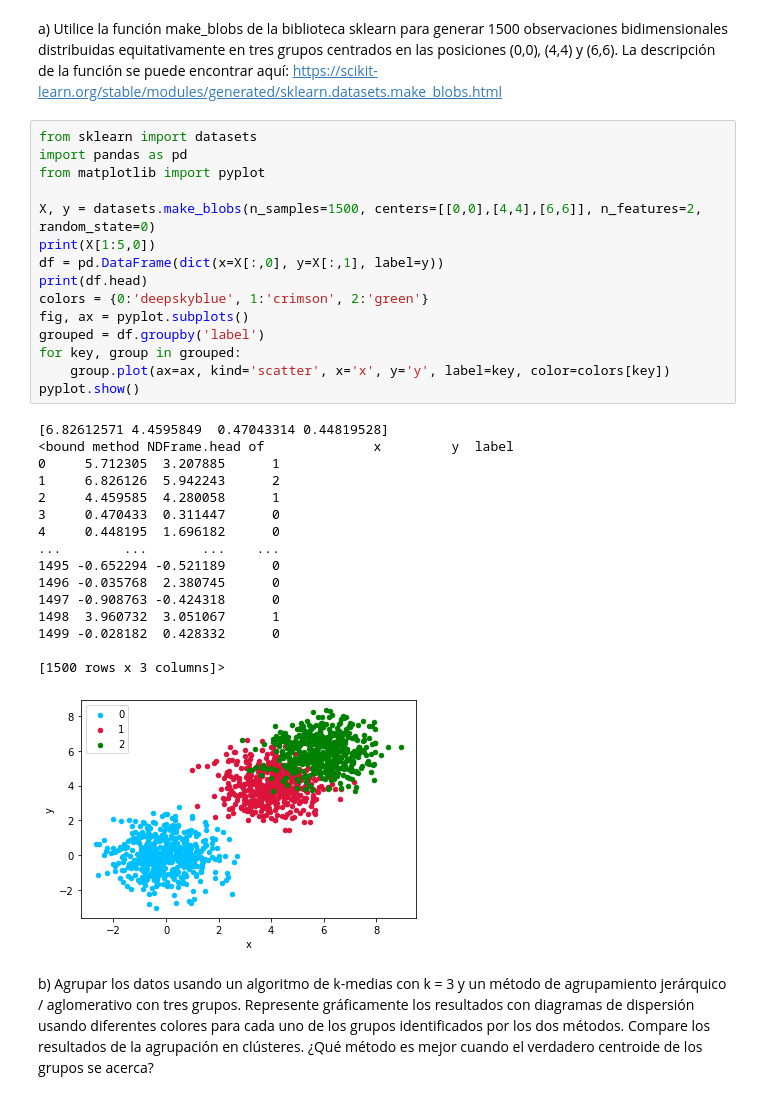
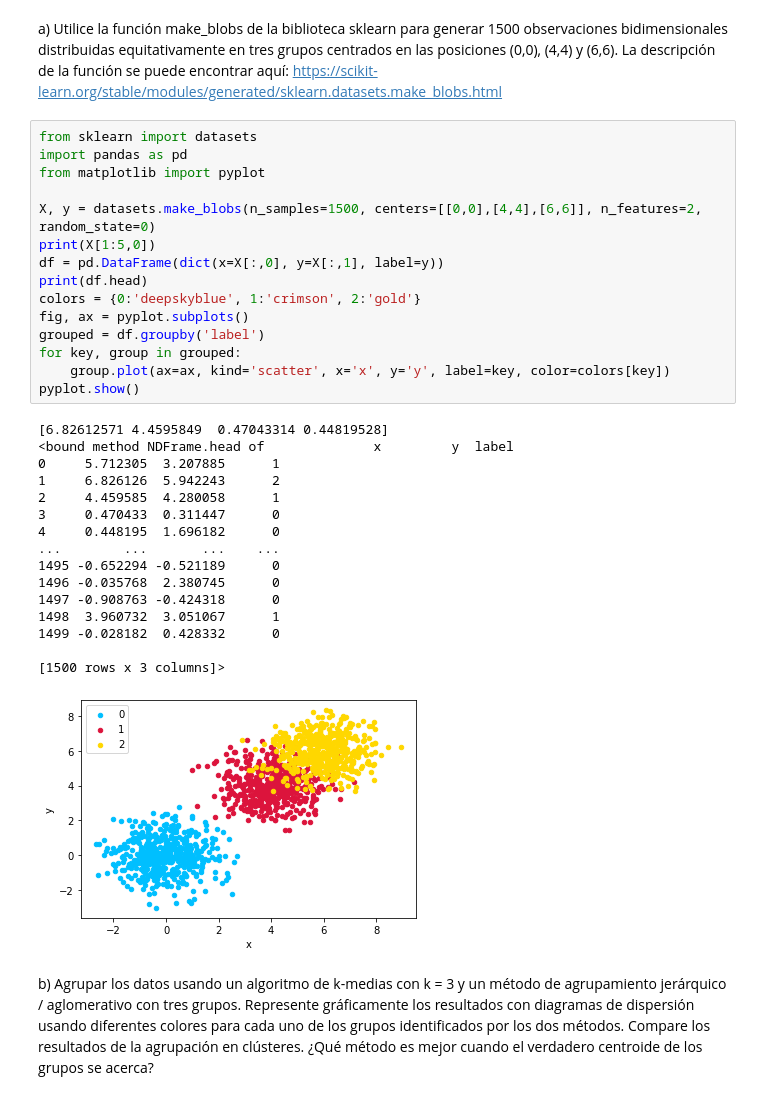
Before and after one commit to moisesortega93/MCME-AI, a Jupyter notebook: Recommenders_and_clustering_ESP.ipynb, the cells around one changed output. Saved outputs shown, nothing was run; the diff lists cells and outputs as text.

```diff
--- a/Recommenders_and_clustering_ESP.ipynb
+++ b/Recommenders_and_clustering_ESP.ipynb
@@ -339,35 +339,35 @@ https://scikit-learn.org/stable/modules/generated/sklearn.datasets.make_blobs.ht
 # %%
 from sklearn import datasets
 import pandas as pd
 from matplotlib import pyplot
 
 X, y = datasets.make_blobs(n_samples=1500, centers=[[0,0],[4,4],[6,6]], n_features=2, random_state=0)
 print(X[1:5,0])
 df = pd.DataFrame(dict(x=X[:,0], y=X[:,1], label=y))
 print(df.head)
-colors = {0:'deepskyblue', 1:'crimson', 2:'green'}
+colors = {0:'deepskyblue', 1:'crimson', 2:'gold'}
 fig, ax = pyplot.subplots()
 grouped = df.groupby('label')
 for key, group in grouped:
     group.plot(ax=ax, kind='scatter', x='x', y='y', label=key, color=colors[key])
 pyplot.show()
 # %% [output]
 [6.82612571 4.4595849  0.47043314 0.44819528]
 <bound method NDFrame.head of              x         y  label
 0     5.712305  3.207885      1
 1     6.826126  5.942243      2
 2     4.459585  4.280058      1
 3     0.470433  0.311447      0
 4     0.448195  1.696182      0
 ...        ...       ...    ...
 1495 -0.652294 -0.521189      0
 1496 -0.035768  2.380745      0
 1497 -0.908763 -0.424318      0
 1498  3.960732  3.051067      1
 1499 -0.028182  0.428332      0
 
 [1500 rows x 3 columns]>
-[figure, old version]
+[figure, new version]
 # %% [markdown]
 b) Agrupar los datos usando un algoritmo de k-medias con k = 3 y un método de agrupamiento jerárquico / aglomerativo con tres grupos. Represente gráficamente los resultados con diagramas de dispersión usando diferentes colores para cada uno de los grupos identificados por los dos métodos. Compare los resultados de la agrupación en clústeres. ¿Qué método es mejor cuando el verdadero centroide de los grupos se acerca?
 # %%
```
Also changed, not shown: parts of 1 cell of this notebook.
